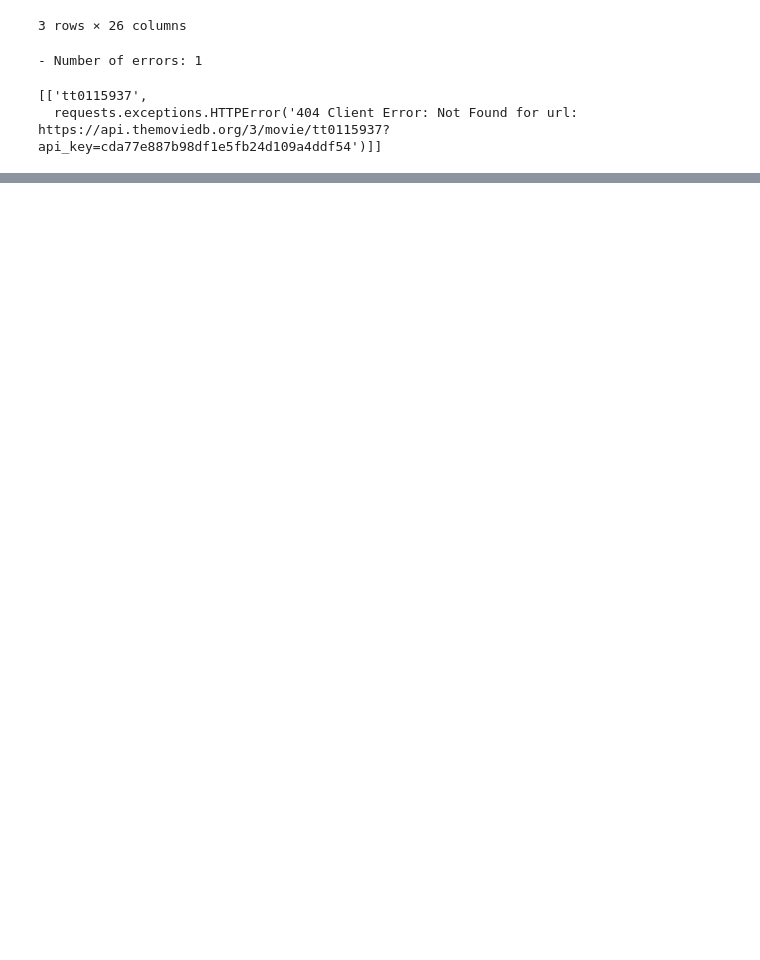
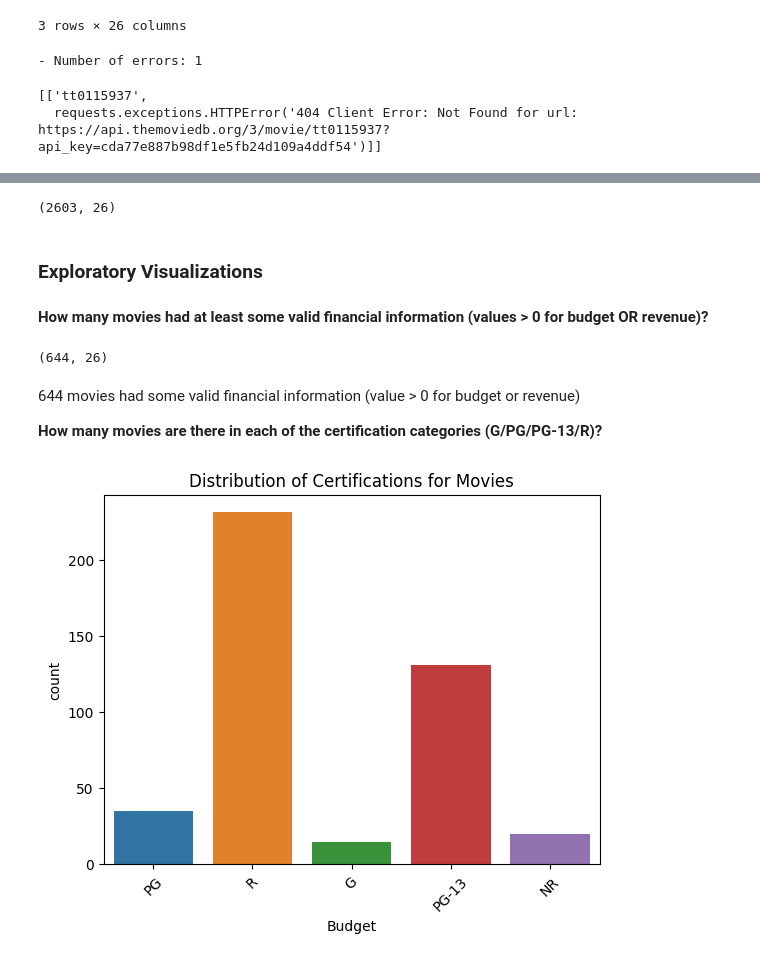
Before and after one commit to anjalixprakash/imdb-movie-project, a Jupyter notebook: Project 3 - IMDB Movies.ipynb, the cells around one changed output, grey strips where cells are left out. Cells and saved outputs as stored; diff of their text form; code cells hidden in the pictures; blank space fills up the shorter version.

```diff
--- a/Project 3 - IMDB Movies.ipynb
+++ b/Project 3 - IMDB Movies.ipynb
@@ -472,0 +522,3 @@ NameError: name 'tqdm_notebook' is not defined
+# %%
+df1 = pd.read_csv('data/final_tmdb_data_2000.csv.gz')
+df1.head()
@@ -472,0 +533,3 @@ NameError: name 'tqdm_notebook' is not defined
+# %%
+df2 = pd.read_csv('data/final_tmdb_data_2001.csv.gz')
+df2.head()
@@ -472,0 +544,11 @@ NameError: name 'tqdm_notebook' is not defined
+# %%
+# concatenate the data frames
+frames = [df1, df2]
+
+df = pd.concat(frames)
+# %%
+df.shape
+# %% [output]
+(2603, 26)
+# %% [markdown]
+### Exploratory Visualizations
@@ -472,0 +558,22 @@ NameError: name 'tqdm_notebook' is not defined
+# %% [markdown]
+**How many movies had at least some valid financial information (values > 0 for budget OR revenue)?**
+# %%
+## only keep films that have a budget or revenue > 0
+grossing_titles = df[(df['budget'] >0)|(df['revenue'] >0)]
+# %%
+grossing_titles.shape
+# %% [output]
+(644, 26)
+# %% [markdown]
+644 movies had some valid financial information (value > 0 for budget or revenue)
+
+**How many movies are there in each of the certification categories (G/PG/PG-13/R)?**
+# %%
+# Histogram for Capital Gain
+ax = sns.countplot(data=grossing_titles, x="certification")
+#ax.ticklabel_format(style='plain');
+ax.tick_params(axis='x', rotation = 45);
+ax.set_title("Distribution of Certifications for Movies")
+ax.set_xlabel("Budget");
+# %% [output]
+[figure, added]
```
Also changed, not shown: parts of 12 cells of this notebook, 10 other files.
